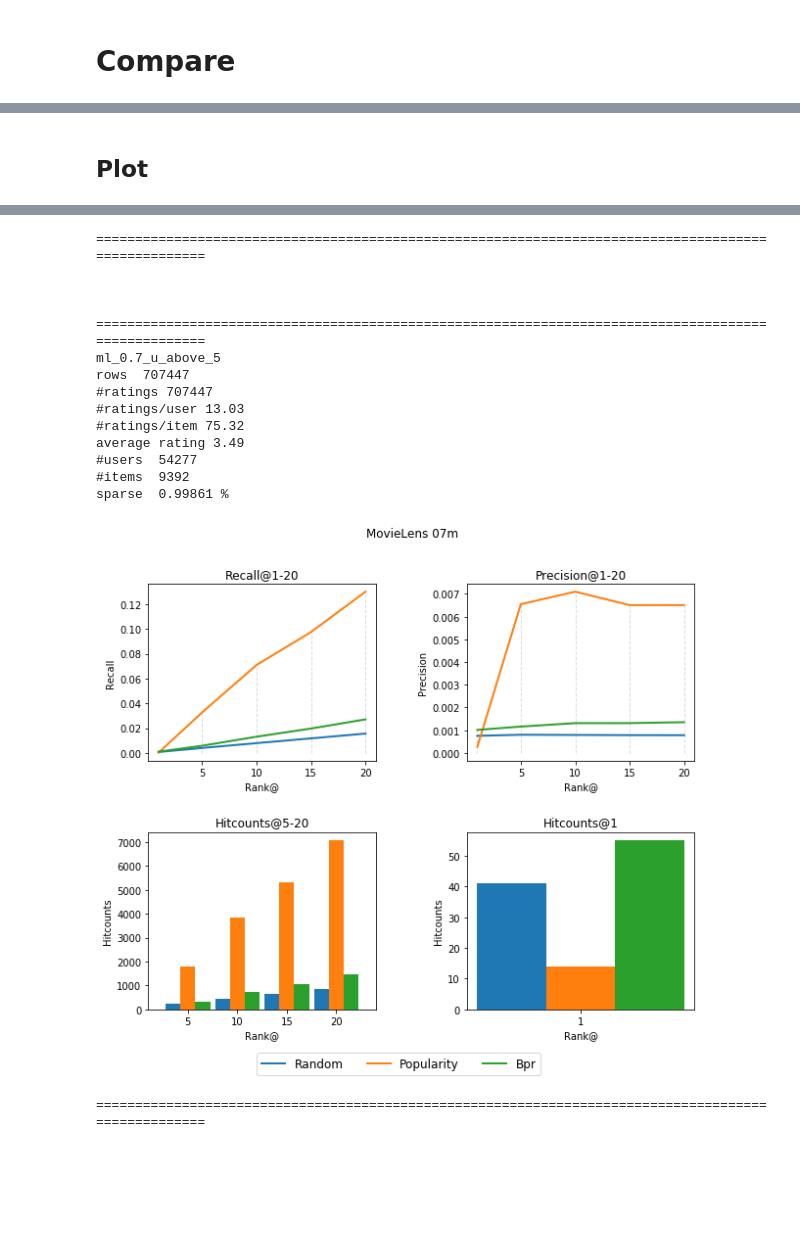
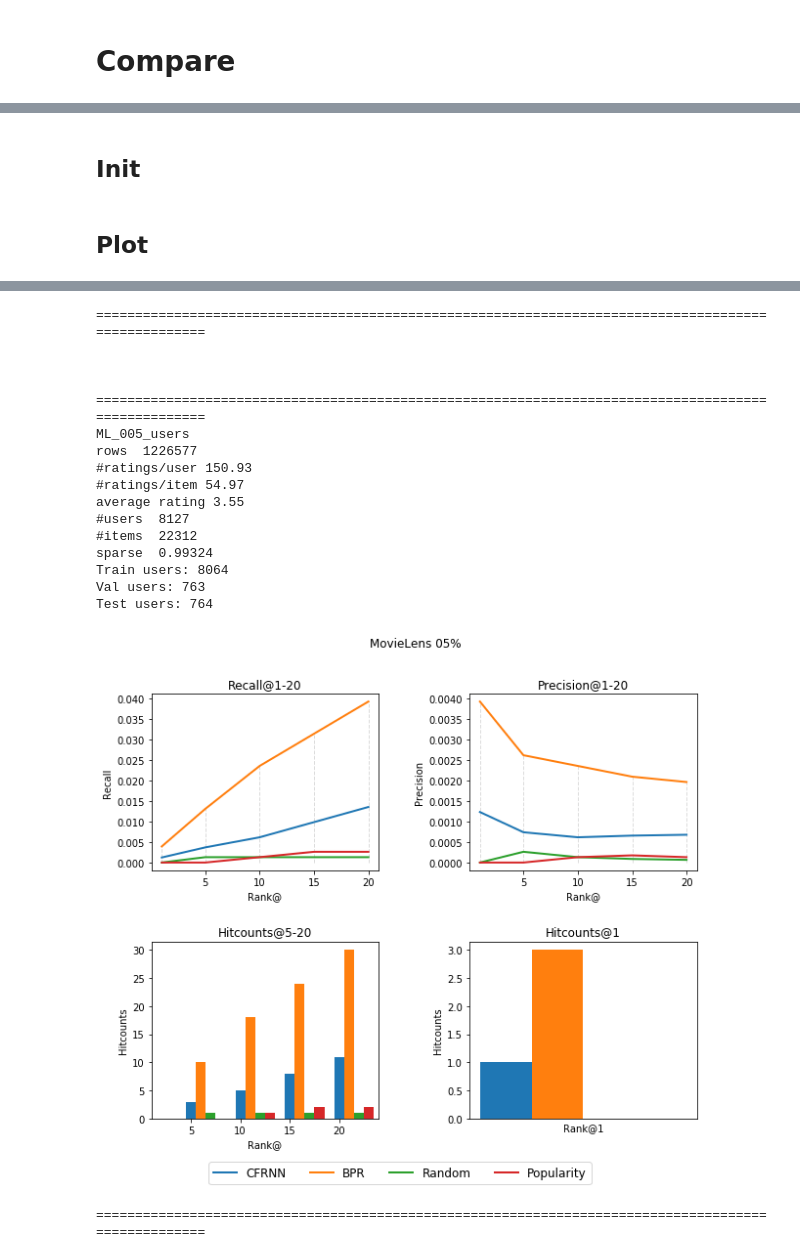
Before and after one commit to ROpdam/recommender_comparison, a Jupyter notebook: visualize_results.ipynb, the cells around one changed output, grey strips where cells are left out. Cells and saved outputs as stored; diff of their text form; code cells hidden in the pictures; blank space fills up the shorter version.

```diff
--- a/visualize_results.ipynb
+++ b/visualize_results.ipynb
@@ -139,5 +81,16 @@ def print_stats(df):
     total_items = df.item.unique().size
     sparseness = 1 - len(df) / (len(df['user'].unique()) * len(df['item'].unique()))
 
-    print('rows ', len(df), '\n#ratings', len(df[df['rating'] != 0]), '\n#ratings/user', round(norpu,2), '\n#ratings/item', round(norpi,2), '\naverage rating', "{0:.2f}".format(np.average(df['rating'])), '\n#users ', df['user'].unique().size, '\n#items ', df['item'].unique().size, '\nsparse ', round(sparseness,5), '%')
+    train_set, val_set, test_set = create_train_test_split(df)
+
+    print('rows ', len(df),
+          '\n#ratings/user', round(norpu,2),
+          '\n#ratings/item', round(norpi,2),
+          '\naverage rating', "{0:.2f}".format(np.average(df['rating'])),
+          '\n#users ', df['user'].unique().size,
+          '\n#items ', df['item'].unique().size,
+          '\nsparse ', round(sparseness,5),
+          '\nTrain users:', len(train_set.user_id.unique()),
+          '\nVal users:', len(val_set.user_id.unique()),
+          '\nTest users:', len(test_set.user_id.unique()))
 # %%
@@ -211,13 +150,36 @@ def show_results(name, plot_title, store=False):
     plt.show()
+# %% [markdown]
+## Init
+# %%
+path = '/Users/Robin/Google Drive/Thesis (Msc)/Thesis_shared_files/'
+names_am = ['Amazon_01_users', 'Amazon_005_users']
+names_ml = ['ML_01_users', 'ML_005_users']
+
+res_path = path + 'Results/'
+store_path = path + 'Plots/CFRNN_plots/'
+file_names = names_am + names_ml
+data_paths = ['Data/Amazon/']*len(names_am) + ['Data/ML/']*len(names_ml)
+# %%
+legend_names = ['CFRNN', 'BPR', 'Random', 'Popularity']
 # %% [markdown]
 ## Plot
 # %%
-plot_titles = ['Amazon Fasion 2m', 'Amazon Fashion 063m', 'MovieLens 2m', 'MovieLens 07m']
-for name, plot_title in zip(file_names, plot_titles):
+plot_titles = ['Amazon Fasion 1%', 'Amazon Fashion 05%', 'MovieLens 1%', 'MovieLens 05%']
+
+for data_path, file_name, plot_title in zip(data_paths, file_names, plot_titles):
     print('='*100)
-    print(name)
-    print_stats(pd.read_pickle(path + name))
-    show_results(name, plot_title, store=True)
+    print(file_name)
+    df = pd.read_pickle(path + data_path + file_name)
+    print_stats(df)
+
+    cfrnn = pd.read_pickle(res_path + 'CFRNN/metrics_CFRNN_' + file_name)
+    bpr = pd.read_pickle(res_path + 'BPR/metrics_' + file_name)
+    rand = pd.read_pickle(res_path + 'Benchmarks/rand_bench_' + file_name)
+    pop = pd.read_pickle(res_path + 'Benchmarks/pop_bench_' + file_name)
+
+    all_metrics = [cfrnn, bpr, rand, pop]
+
+    show_results(all_metrics, file_name, plot_title, legend_names, store=True, path=store_path)
     print('='*100)
     print('\n','\n')
 # %% [output]
@@ -265,16 +233,18 @@ sparse  0.99933 %
 ====================================================================================================
 
 
 
 ====================================================================================================
-ml_0.7_u_above_5
-rows  707447
-#ratings 707447
-#ratings/user 13.03
-#ratings/item 75.32
-average rating 3.49
-#users  54277
-#items  9392
-sparse  0.99861 %
+ML_005_users
+rows  1226577
+#ratings/user 150.93
+#ratings/item 54.97
+average rating 3.55
+#users  8127
+#items  22312
+sparse  0.99324
+Train users: 8064
+Val users: 763
+Test users: 764
-[figure, old version]
+[figure, new version]
 ====================================================================================================
```
Also changed, not shown: parts of 28 cells of this notebook, 2 other files.
